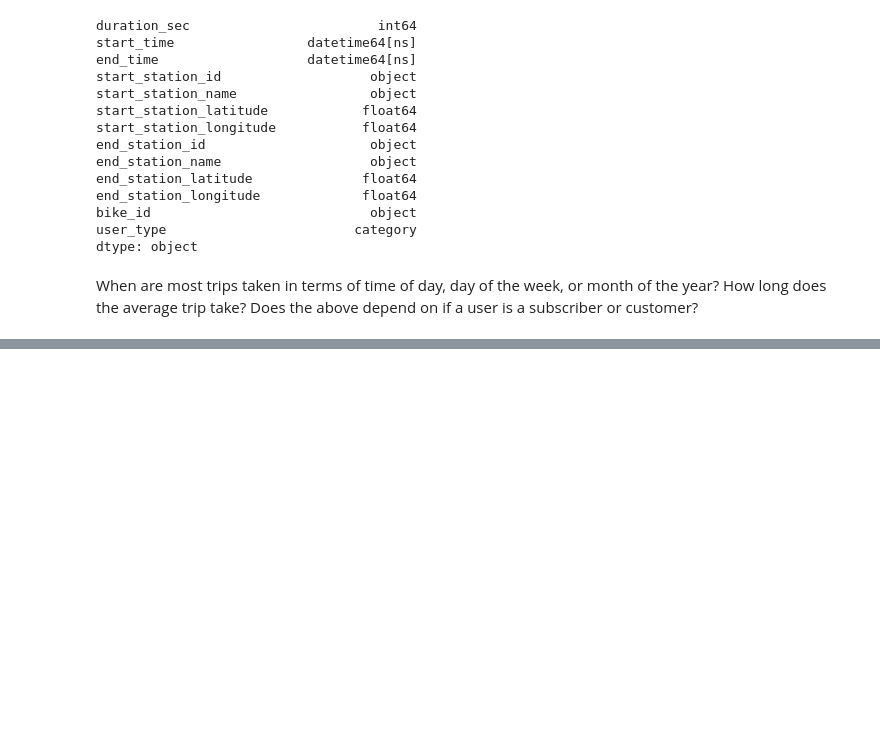
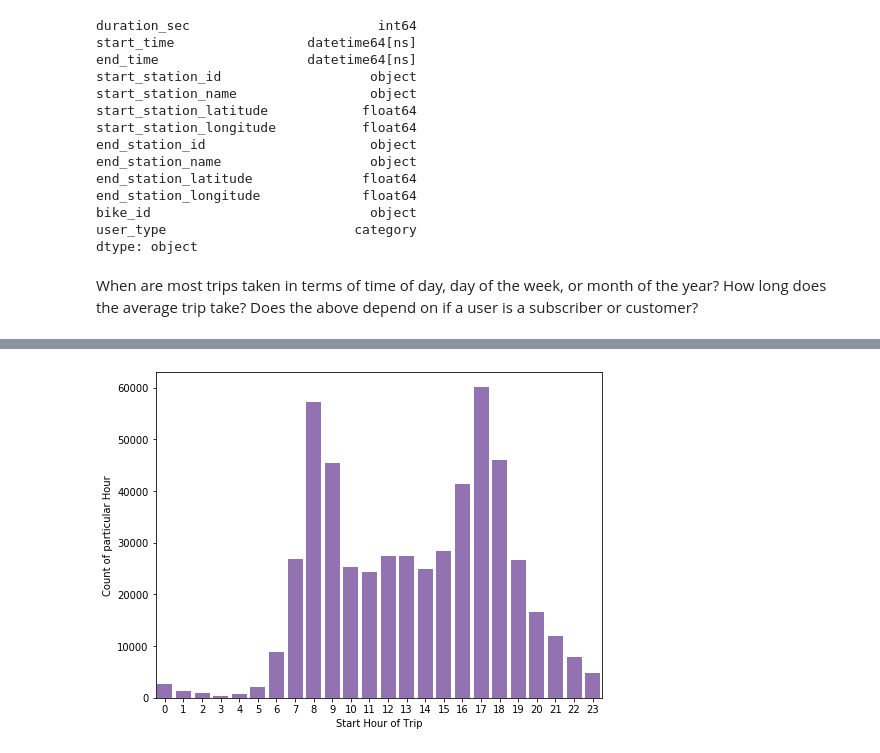
Before and after one commit to somya1212/Communicate-Ford-Bike-Data-Findings, a Jupyter notebook: exploration_template.ipynb, the cells around one changed output, grey strips where cells are left out. Saved outputs shown, nothing was run; the diff lists cells and outputs as text; code cells hidden in the pictures; blank space fills up the shorter version.

```diff
--- a/exploration_template.ipynb
+++ b/exploration_template.ipynb
@@ -216,0 +244,10 @@ df_new.tail()
+# %%
+fig_dims = (8,6)
+fig, ax = plt.subplots(figsize=fig_dims)
+base_color = sb.color_palette()[4]
+
+sb.countplot(data=df_new, x='start_hour',ax=ax, color=base_color);
+plt.xlabel('Start Hour of Trip');
+plt.ylabel('Count of particular Hour');
+# %% [output]
+[figure, added]
```
Also changed, not shown: parts of 27 cells of this notebook.
